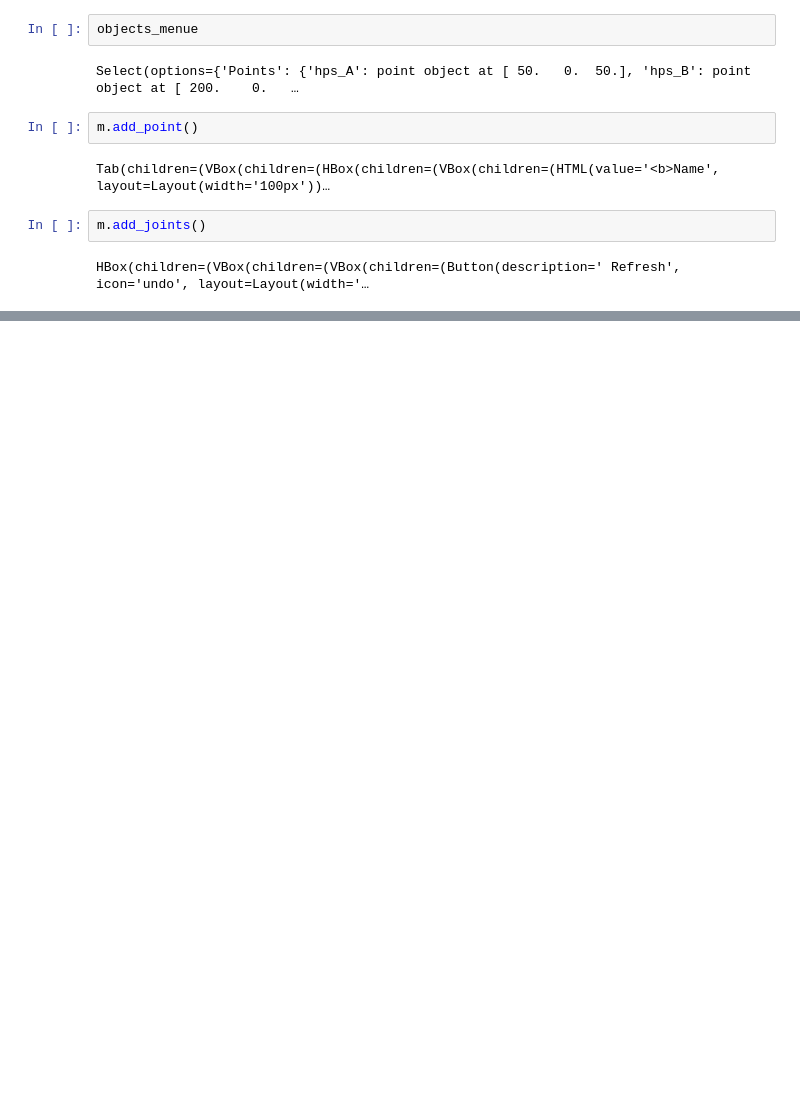
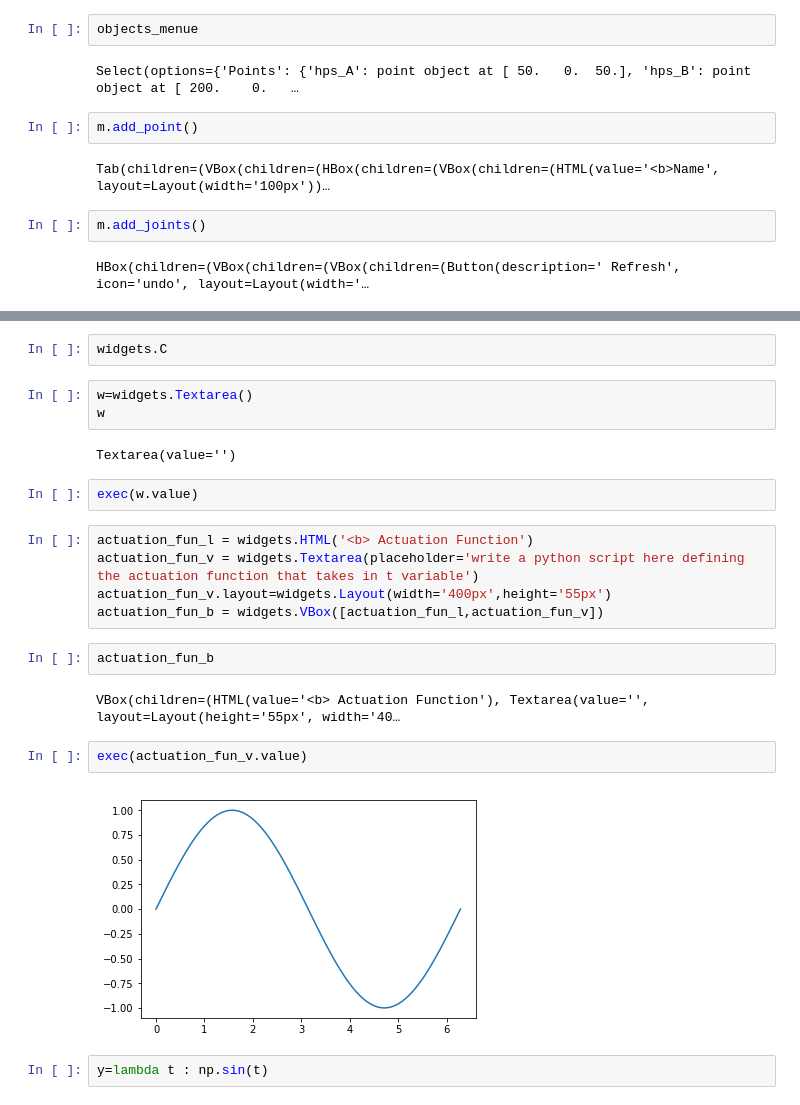
Before and after one commit to khaledghobashy/asurt_cdt, a Jupyter notebook: models/slider_cranck/slider_cranck.ipynb, the cells around one changed output, grey strips where cells are left out. Drawn from its saved outputs; the diff is of its cells as text; blank space fills up the shorter version.

```diff
--- a/models/slider_cranck/slider_cranck.ipynb
+++ b/models/slider_cranck/slider_cranck.ipynb
@@ -252,0 +281,24 @@ HBox(children=(VBox(children=(VBox(children=(Button(description=' Refresh', icon
+# %%
+widgets.C
+# %%
+w=widgets.Textarea()
+w
+# %% [output]
+Textarea(value='')
+# %%
+exec(w.value)
+# %%
+actuation_fun_l = widgets.HTML('<b> Actuation Function')
+actuation_fun_v = widgets.Textarea(placeholder='write a python script here defining the actuation function that takes in t variable')
+actuation_fun_v.layout=widgets.Layout(width='400px',height='55px')
+actuation_fun_b = widgets.VBox([actuation_fun_l,actuation_fun_v])
+# %%
+actuation_fun_b
+# %% [output]
+VBox(children=(HTML(value='<b> Actuation Function'), Textarea(value='', layout=Layout(height='55px', width='40…
+# %%
+exec(actuation_fun_v.value)
+# %% [output]
+[figure, added]
+# %%
+y=lambda t : np.sin(t)
```
Also changed, not shown: parts of 16 cells of this notebook, 14 other files.
